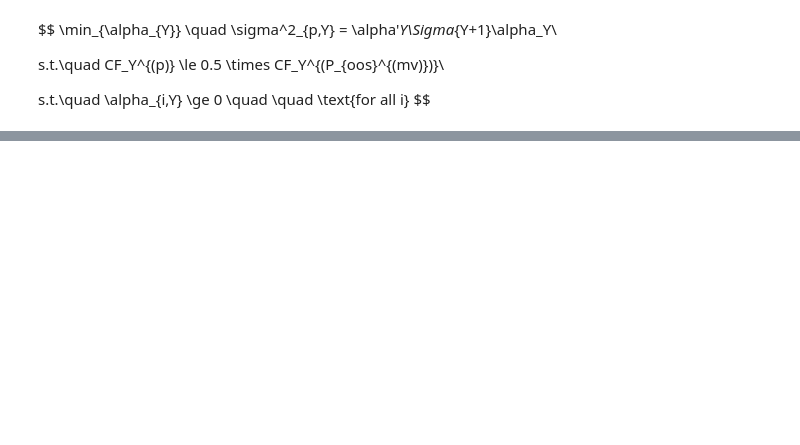
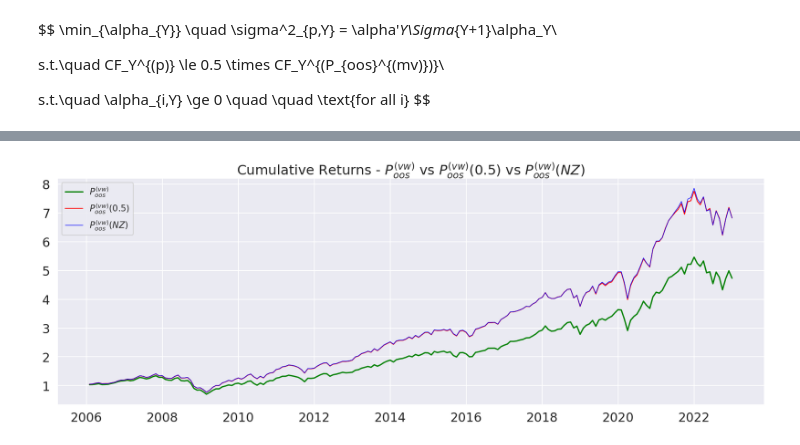
Before and after one commit to dorentinmorina/SAAM, a Jupyter notebook: main.ipynb, the cells around one changed output, grey strips where cells are left out. Saved outputs shown, nothing was run; the diff lists cells and outputs as text; code cells hidden in the pictures; blank space fills up the shorter version.

```diff
--- a/main.ipynb
+++ b/main.ipynb
@@ -1144,0 +947,9 @@ cfy_pfdf
+# %%
+cfy_vwopt = pd.DataFrame(columns=['Carbon Footprint'])
+
+for year in range(2006, 2022+1):
+    weights = weights_pfvw[year]
+    initial_invest = vy_vwpf[year-1].values[0]
+    cfy_vwopt.loc[year] = (((weights * initial_invest) / mv_y[year-1]) * carbon_em[year-1] * 1/initial_invest).sum()
+
+cfy_vwopt
@@ -1144,0 +1009,10 @@ cfy_pfdf
+# %%
+## The optimization problem is the same as in point 2.3 expect that the carbon emissions reduction constraint is now defined as above.
+def carbon_reduction_constraint(weights, year, initial_invest):
+    if type(weights) != pd.Series:
+        weights = pd.Series(weights, index=df_m.columns)
+
+    carbonfp = (((weights * initial_invest) / mv_y[year-1]) * carbon_em[year-1] * 1/initial_invest).sum()
+    target = cfy_vw.loc[year].values[0] * ((1-0.10) ** (year-2006+1))
+
+    return -(carbonfp - target)
@@ -1144,0 +1115,17 @@ cfy_pfdf
+# %%
+fig, ax = plt.subplots(figsize=(18,7))
+
+portfolio_cumprod = (1 + mv_perf).cumprod()
+portfolio05_cumprod = (1+performances_vwdf).cumprod()
+portfolionz_cumprod = (1+performances_nz).cumprod()
+
+ax.title.set_text('Cumulative Returns - $P_{oos}^{(vw)}$ vs $P_{oos}^{(vw)}(0.5)$ vs $P_{oos}^{(vw)}(NZ)$')
+ax.plot(portfolio_cumprod, color='green', label="$P_{oos}^{(vw)}$")
+ax.plot(portfolio05_cumprod, color='red', label="$P_{oos}^{(vw)}(0.5)$", lw = 1.5)
+ax.plot(portfolionz_cumprod, color='blue', lw=1,  label="$P_{oos}^{(vw)}(NZ)$")
+ax.legend(prop = { "size": 15 })
+
+plt.tight_layout()
+plt.show()
+# %% [output]
+[figure, added]
```
Also changed, not shown: parts of 60 cells of this notebook.
